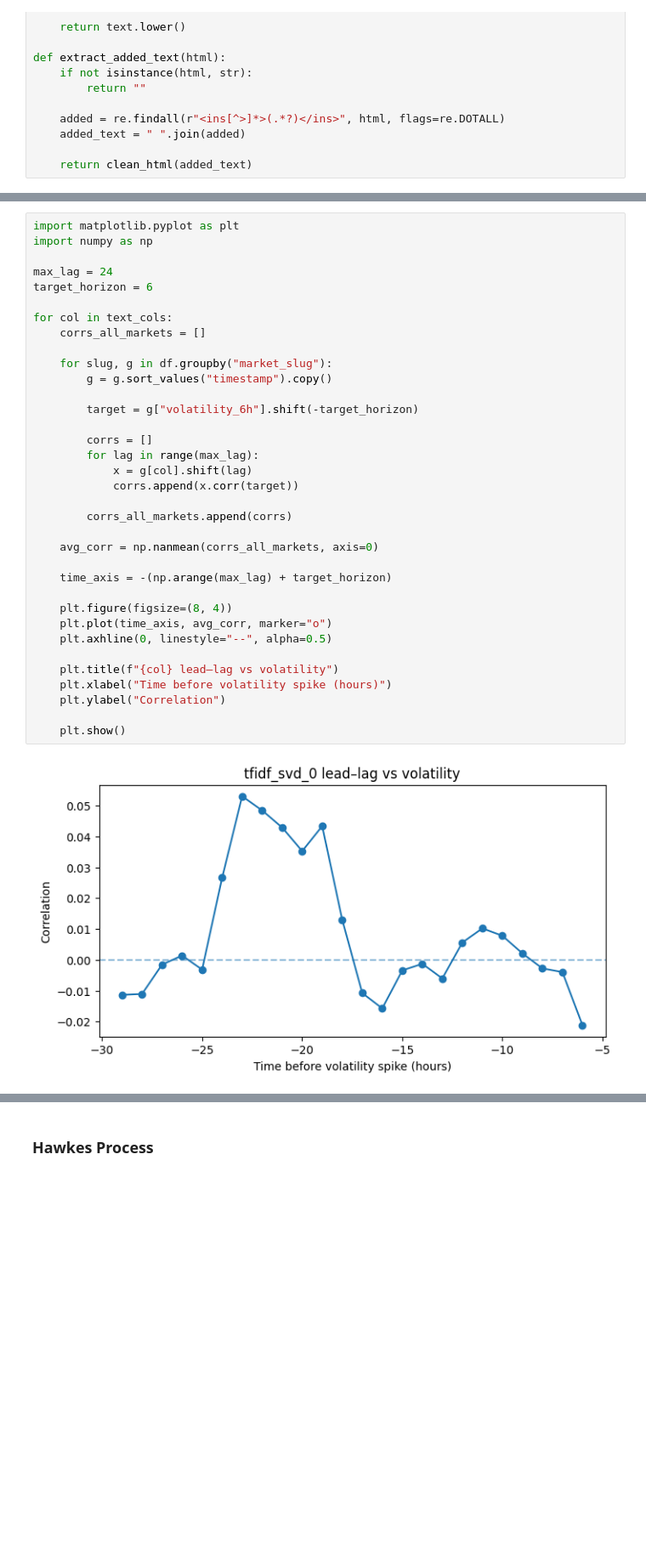
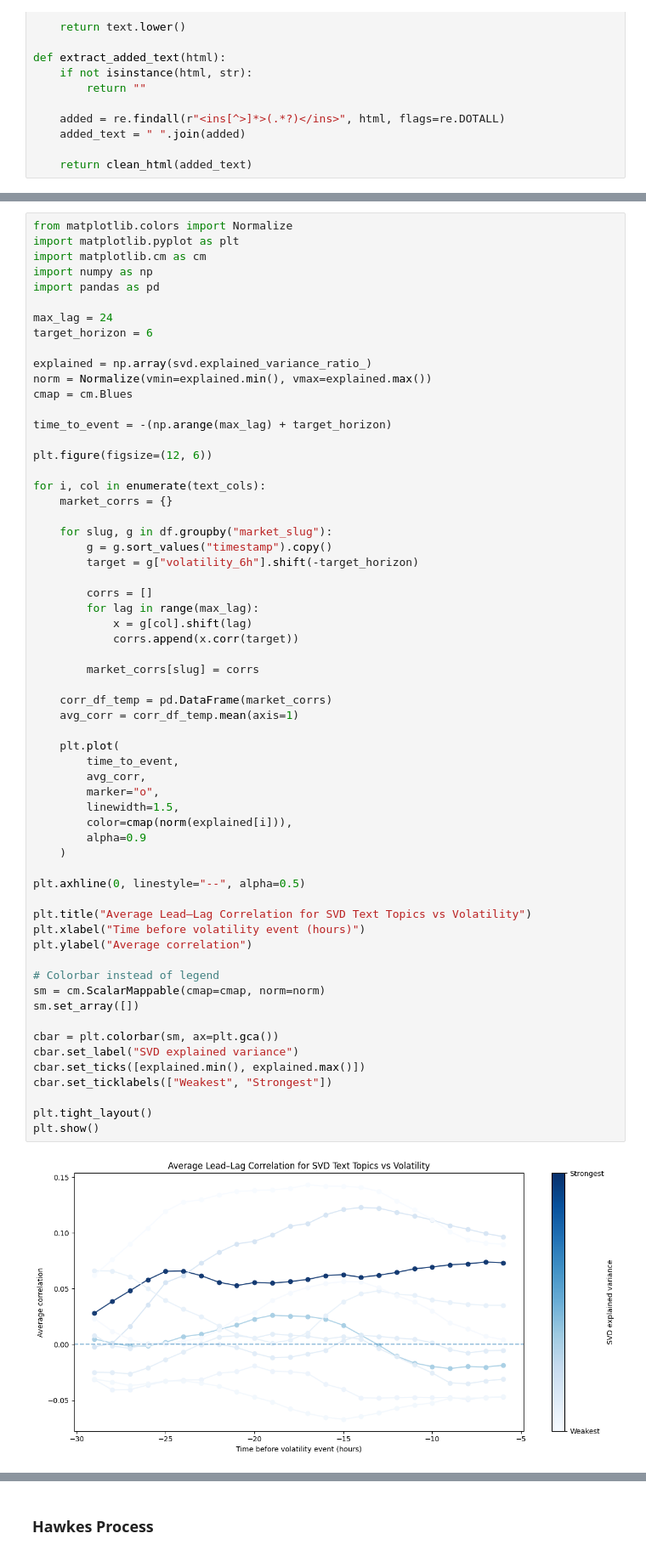
Before and after one commit to tallywiesenberg/thinking-bee, a Jupyter notebook: src/main.ipynb, the cells around one changed output, grey strips where cells are left out. Shown at 85% size. Saved outputs shown, nothing was run; the diff lists cells and outputs as text; blank space fills up the shorter version.

```diff
--- a/src/main.ipynb
+++ b/src/main.ipynb
@@ -786,37 +757,63 @@ Explained variance:
 # %%
+from matplotlib.colors import Normalize
 import matplotlib.pyplot as plt
+import matplotlib.cm as cm
 import numpy as np
+import pandas as pd
 
 max_lag = 24
 target_horizon = 6
 
-for col in text_cols:
-    corrs_all_markets = []
+explained = np.array(svd.explained_variance_ratio_)
+norm = Normalize(vmin=explained.min(), vmax=explained.max())
+cmap = cm.Blues
+
+time_to_event = -(np.arange(max_lag) + target_horizon)
+
+plt.figure(figsize=(12, 6))
+
+for i, col in enumerate(text_cols):
+    market_corrs = {}
 
     for slug, g in df.groupby("market_slug"):
         g = g.sort_values("timestamp").copy()
-
         target = g["volatility_6h"].shift(-target_horizon)
 
         corrs = []
         for lag in range(max_lag):
             x = g[col].shift(lag)
             corrs.append(x.corr(target))
 
-        corrs_all_markets.append(corrs)
+        market_corrs[slug] = corrs
 
-    avg_corr = np.nanmean(corrs_all_markets, axis=0)
+    corr_df_temp = pd.DataFrame(market_corrs)
+    avg_corr = corr_df_temp.mean(axis=1)
 
-    time_axis = -(np.arange(max_lag) + target_horizon)
+    plt.plot(
+        time_to_event,
+        avg_corr,
+        marker="o",
+        linewidth=1.5,
+        color=cmap(norm(explained[i])),
+        alpha=0.9
+    )
 
-    plt.figure(figsize=(8, 4))
-    plt.plot(time_axis, avg_corr, marker="o")
-    plt.axhline(0, linestyle="--", alpha=0.5)
+plt.axhline(0, linestyle="--", alpha=0.5)
 
-    plt.title(f"{col} lead–lag vs volatility")
-    plt.xlabel("Time before volatility spike (hours)")
-    plt.ylabel("Correlation")
+plt.title("Average Lead–Lag Correlation for SVD Text Topics vs Volatility")
+plt.xlabel("Time before volatility event (hours)")
+plt.ylabel("Average correlation")
 
-    plt.show()
+# Colorbar instead of legend
+sm = cm.ScalarMappable(cmap=cmap, norm=norm)
+sm.set_array([])
+
+cbar = plt.colorbar(sm, ax=plt.gca())
+cbar.set_label("SVD explained variance")
+cbar.set_ticks([explained.min(), explained.max()])
+cbar.set_ticklabels(["Weakest", "Strongest"])
+
+plt.tight_layout()
+plt.show()
 # %% [output]
-[figure, old version]
+[figure, new version]
```
Also changed, not shown: parts of 17 cells of this notebook.
